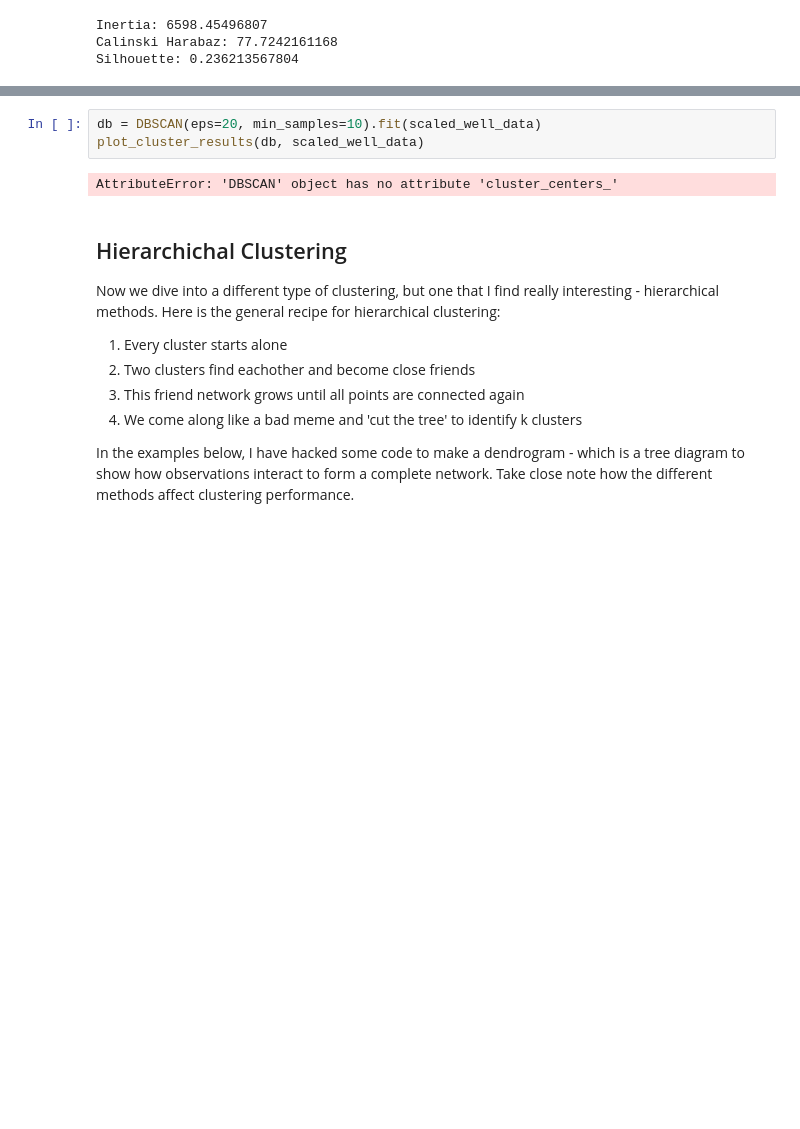
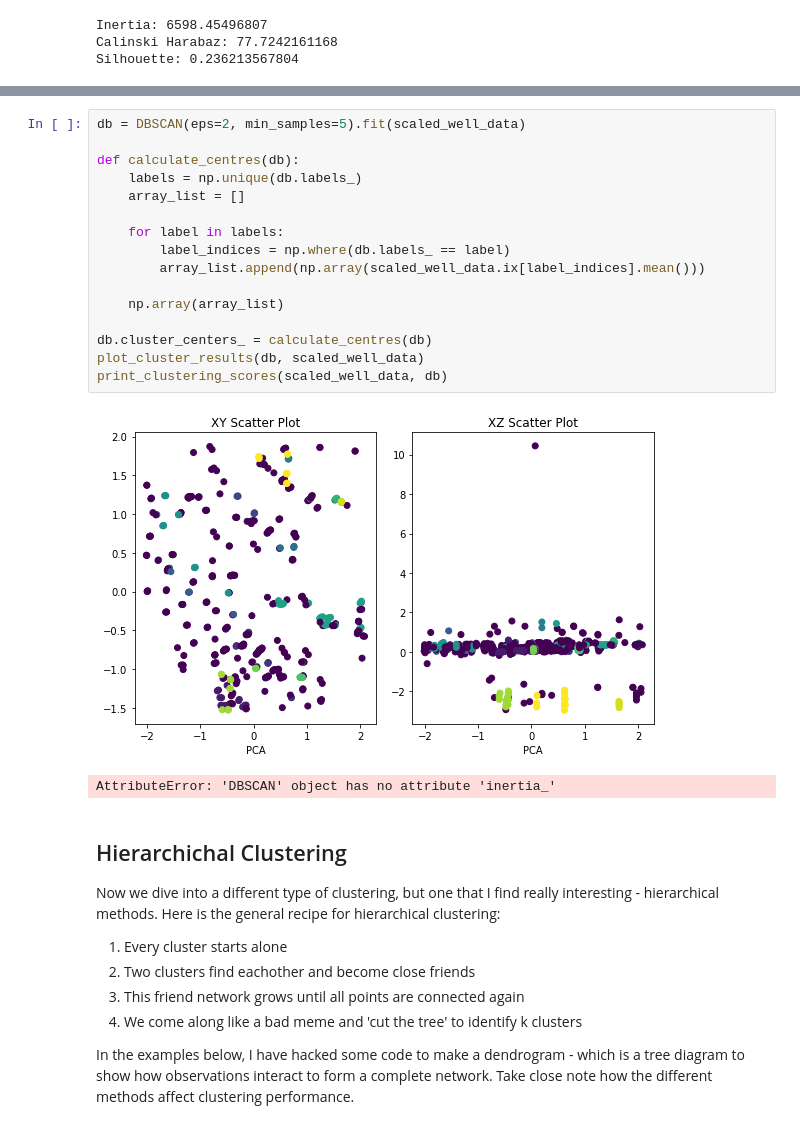
Before and after one commit to untapped-energy/clustering, a Jupyter notebook: code/3_clustering.ipynb, the cells around one changed output, grey strips where cells are left out. Saved outputs shown, nothing was run; the diff lists cells and outputs as text; blank space fills up the shorter version.

Commit message:
Clustering update and requirements.txt
Add a basic requirements.txt

```diff
--- a/code/3_clustering.ipynb
+++ b/code/3_clustering.ipynb
@@ -77,11 +91,25 @@ Now we look at another type of clustering to see how the sklearn framework is re
 4. Hypertune the density parameters using a kNN elbow method similar to that shown above
 
 <img src="../images/dbscan_explanation.png" alt="Illustration of DBSCAN" style="width: 800px;"  align="left"/>
-# %%
-db = DBSCAN(eps=20, min_samples=10).fit(scaled_well_data)
-plot_cluster_results(db, scaled_well_data)
-# %% [output]
-AttributeError: 'DBSCAN' object has no attribute 'cluster_centers_'
+# %%
+db = DBSCAN(eps=2, min_samples=5).fit(scaled_well_data)
+
+def calculate_centres(db):
+    labels = np.unique(db.labels_)
+    array_list = []
+
+    for label in labels:
+        label_indices = np.where(db.labels_ == label)
+        array_list.append(np.array(scaled_well_data.ix[label_indices].mean()))
+
+    np.array(array_list)
+
+db.cluster_centers_ = calculate_centres(db)
+plot_cluster_results(db, scaled_well_data)
+print_clustering_scores(scaled_well_data, db)
+# %% [output]
+[figure, added]
+AttributeError: 'DBSCAN' object has no attribute 'inertia_'
 # %% [markdown]
 ## Hierarchichal Clustering
 
```
Also changed, not shown: parts of 1 cell of this notebook, 1 other file.
